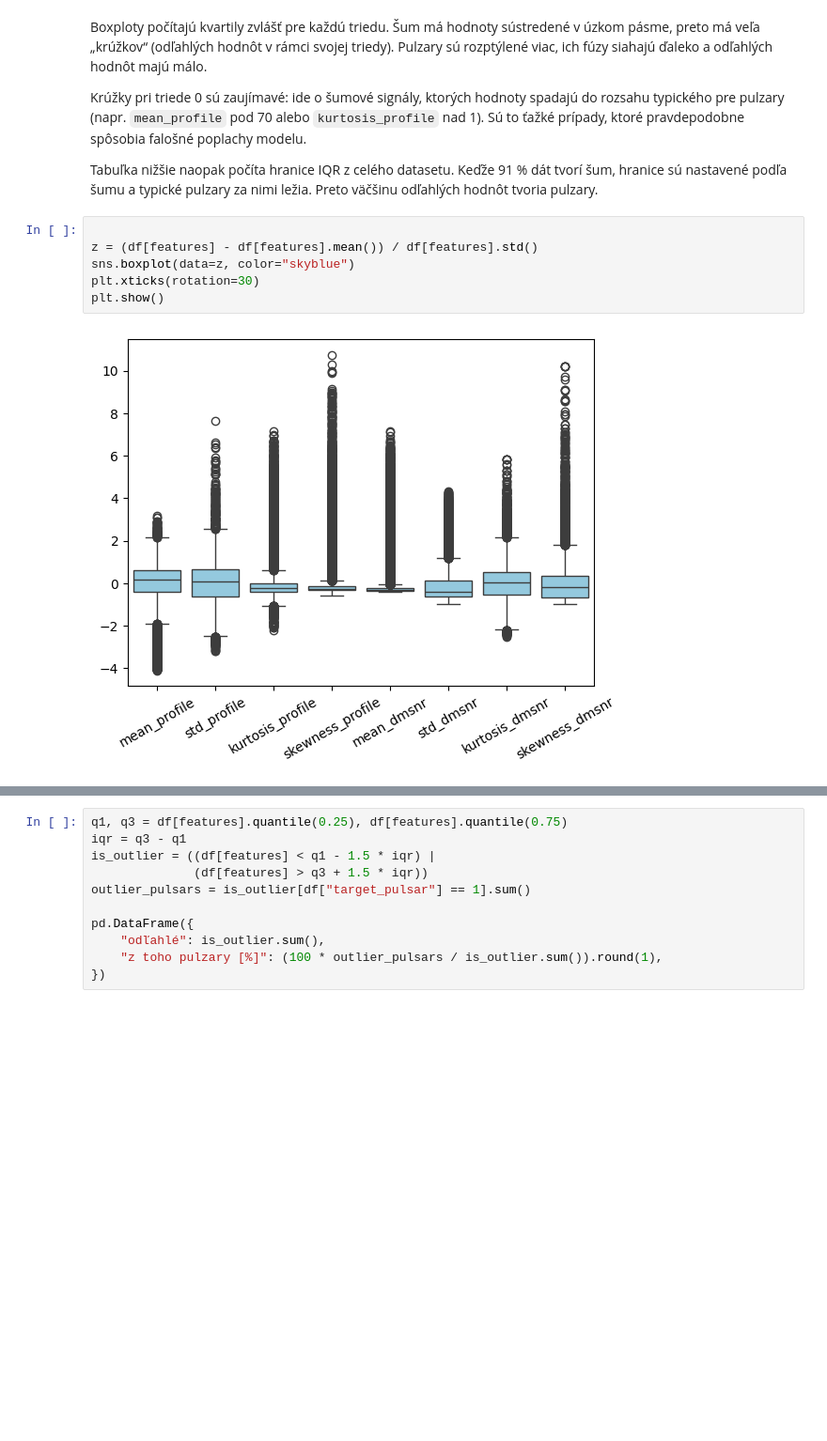
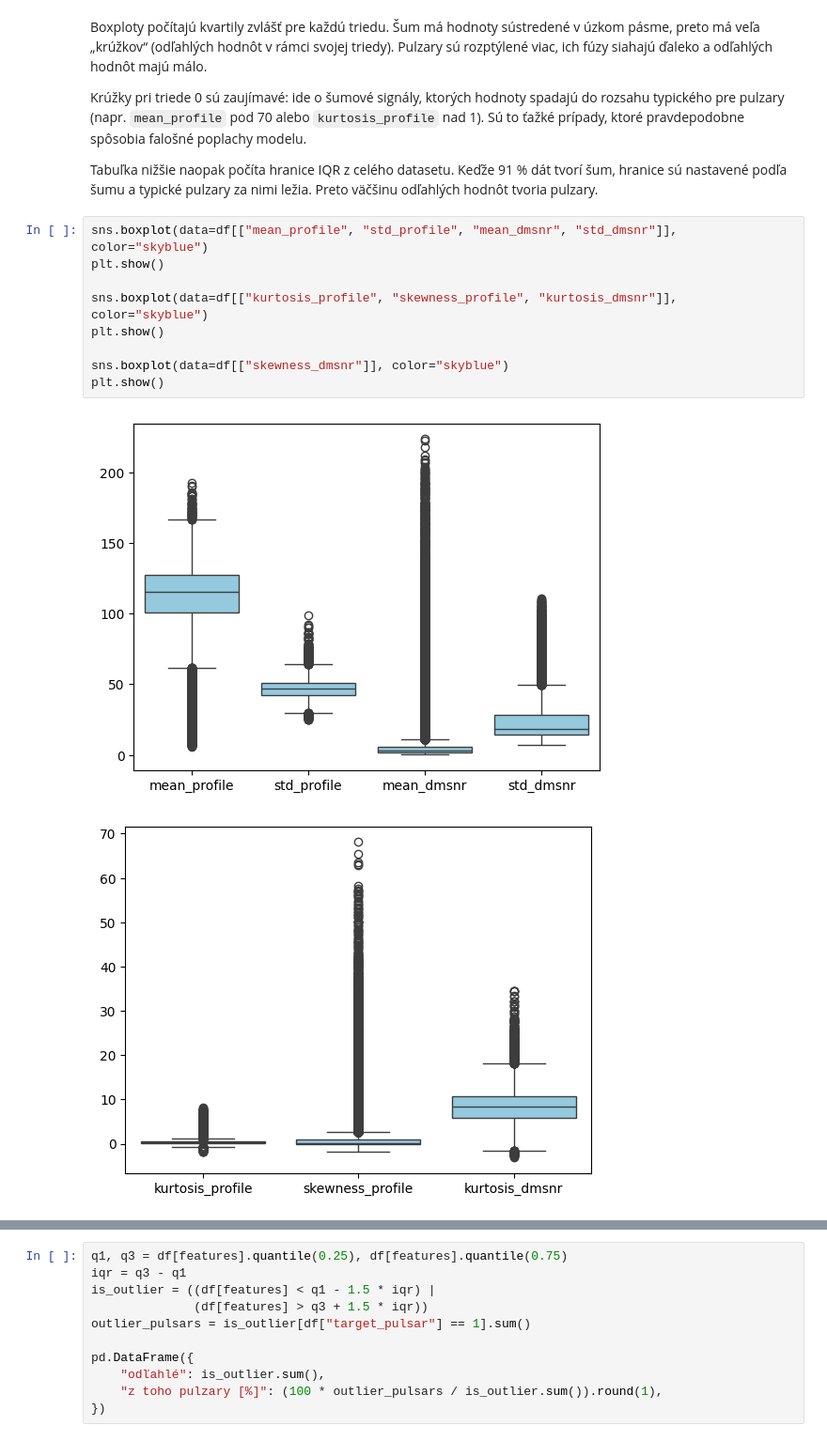
Before and after one commit to SimonaBednarikova/ML_pulsar_projekt_S1_r1, a Jupyter notebook: pulzary_projekt.ipynb, the cells around one changed output, grey strips where cells are left out. Shown at 94% size. Drawn from its saved outputs; the diff is of its cells as text; blank space fills up the shorter version.

```diff
--- a/pulzary_projekt.ipynb
+++ b/pulzary_projekt.ipynb
@@ -266,10 +266,14 @@ Krúžky pri triede 0 sú zaujímavé: ide o šumové signály, ktorých hodnoty
 
 Tabuľka nižšie naopak počíta hranice IQR z celého datasetu. Keďže 91 % dát tvorí šum, hranice sú nastavené podľa šumu a typické pulzary za nimi ležia. Preto väčšinu odľahlých hodnôt tvoria pulzary.
 # %%
+sns.boxplot(data=df[["mean_profile", "std_profile", "mean_dmsnr", "std_dmsnr"]], color="skyblue")
+plt.show()
 
-z = (df[features] - df[features].mean()) / df[features].std()
-sns.boxplot(data=z, color="skyblue")
-plt.xticks(rotation=30)
+sns.boxplot(data=df[["kurtosis_profile", "skewness_profile", "kurtosis_dmsnr"]], color="skyblue")
 plt.show()
+
+sns.boxplot(data=df[["skewness_dmsnr"]], color="skyblue")
+plt.show()
 # %% [output]
-[figure, old version]
+[figure, new version]
+[figure, added]
```
Also changed, not shown: parts of 3 cells of this notebook.
